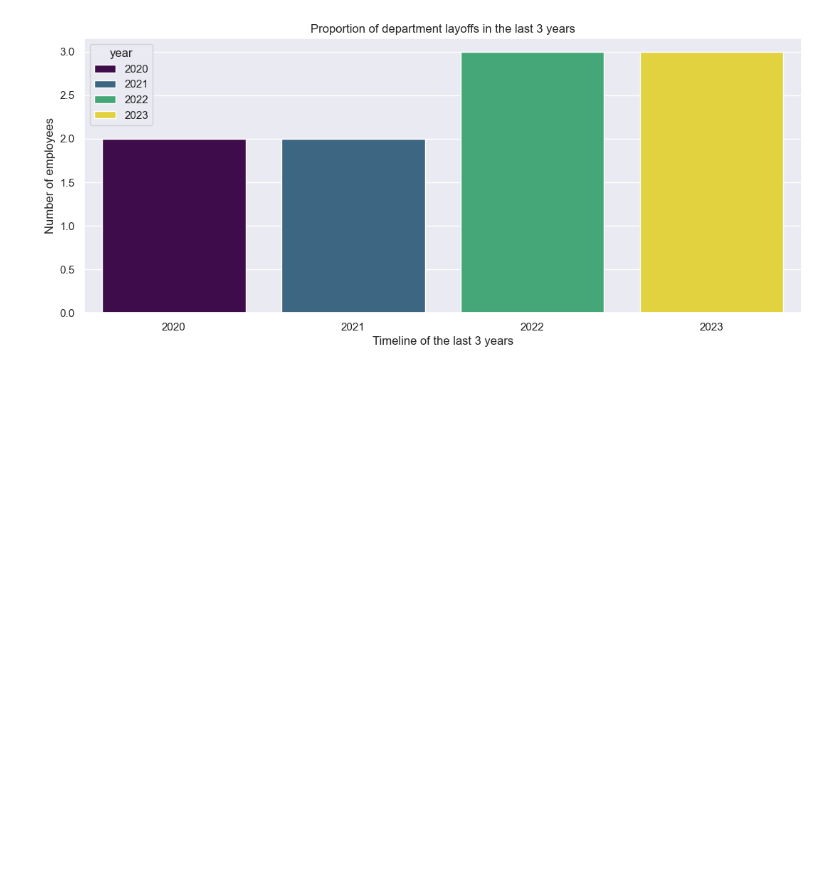
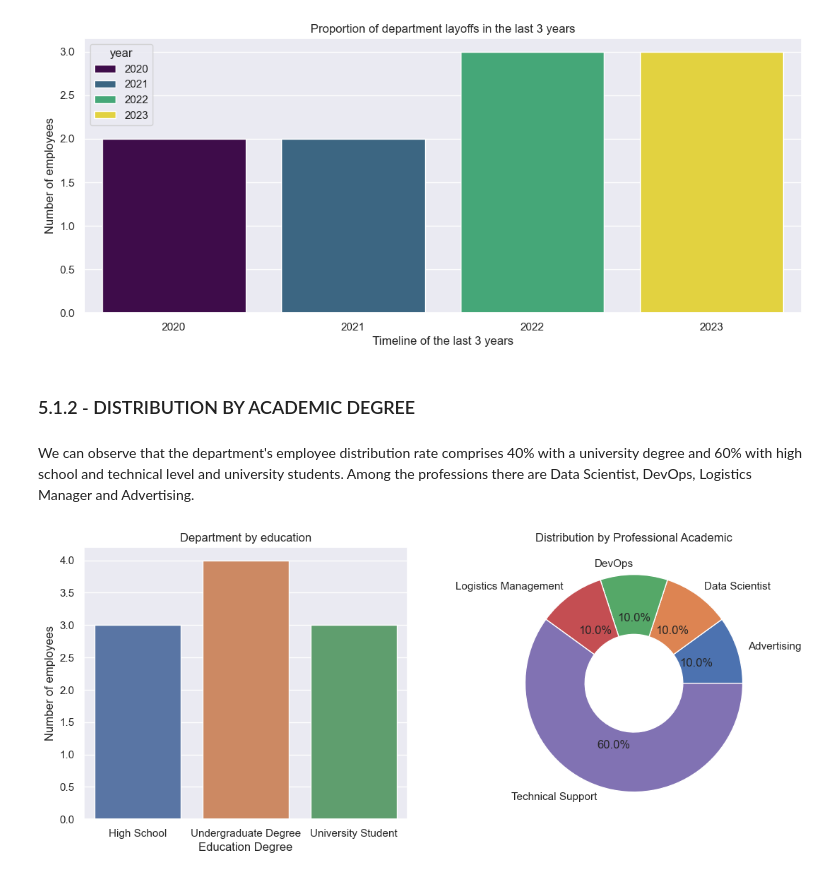
Before and after one commit to erickvieiras/callcenter_performance, a Jupyter notebook: notebook/callcenter.ipynb, the cells around one changed output. Drawn from its saved outputs; the diff is of its cells as text; code cells hidden in the pictures; blank space fills up the shorter version.

```diff
--- a/notebook/callcenter.ipynb
+++ b/notebook/callcenter.ipynb
@@ -342,7 +342,7 @@ df4 = df3.copy()
 Creating a new feature to measure the performance of each technical attendant based on the number of open calls and incidents
 # %%
 df4['performance'] = df4.apply(lambda x: abs(((x['individual_order'] + x['network_order'])/x['calls_taken']) - 1.0) if x['calls_taken'] != 0 else 0, axis = 1)
-df4['performance'] = np.round(df4['performance'], 3)
+df4['performance'] = df4['performance'].apply(lambda x: np.round(float(x*100),2))
 # %% [markdown]
 Creating a feature for the number of occurrences for changing Router or ONU. The value of this unit occurrence is 210
 # %%
@@ -363,3 +363,4 @@ Extracting the month of the year and the year
 # %%
 df4['month_year'] = df4['date'].dt.month_name()
 df4['year']       = df4['date'].dt.year
+df4['year'] = df4['year'].astype(np.int64)
@@ -366,3 +369,7 @@ df4['year']       = df4['date'].dt.year
+# %%
+month_number_dict = {'January': 1, 'February': 2, 'March': 3, 'April': 4, 'May': 5, 'June': 6, 'July': 7,
+       'August': 8, 'September': 9, 'October': 10, 'November': 11, 'December': 12}
+df4['number_month'] = df4['month_year'].map(month_number_dict)
 # %%
 df4.columns
 # %% [output]
@@ -379,7 +386,7 @@ Index(['id', 'employee', 'age', 'gender', 'status', 'employment_tenure',
 Reordering the columns
 # %%
 ordered_columns = ['id', 'employee', 'age', 'gender', 'status', 'employment_tenure',
-       'education_degree', 'profession', 'day_period', 'modality', 'date', 'month_year', 'year',
+       'education_degree', 'profession', 'day_period', 'modality', 'date', 'number_month', 'month_year', 'year',
        'calls_taken', 'performance', 'individual_order', 'network_order', 'internet_order',
        'phone_order', 'slow_connection_order', 'inspection_order',
        'change_tecnology_order', 'exchange_customer_equipment_order_cost', 'customer_equipment',
@@ -417,3 +435,25 @@ plt.xlabel('Timeline of the last 3 years')
 plt.show()
 # %% [output]
 [figure]
+# %% [markdown]
+### 5.1.2 - DISTRIBUTION BY ACADEMIC DEGREE
+# %% [markdown]
+We can observe that the department's employee distribution rate comprises 40% with a university degree and 60% with high school and technical level and university students.
+Among the professions there are Data Scientist, DevOps, Logistics Manager and Advertising.
+# %%
+aux01 = df5.loc[df5['status'] == 'Active'].drop_duplicates(subset = 'id')
+aux01 = aux01.groupby('education_degree')['id'].count().reset_index()
+plt.subplot(1,2,1)
+sns.barplot(data = aux01, x = 'education_degree', y = 'id', hue = 'education_degree')
+plt.title('Department by education')
+plt.ylabel('Number of employees')
+plt.xlabel('Education Degree')
+
+plt.subplot(1,2,2)
+aux02 = df5.loc[df5['status'] == 'Active'].drop_duplicates(subset='id')
+aux02 = aux02.groupby('profession')['id'].count().reset_index()
+plt.pie(aux02['id'], labels=aux02['profession'], autopct='%1.1f%%', wedgeprops=dict(width=0.55))
+plt.title('Distribution by Professional Academic')
+plt.show()
+# %% [output]
+[figure, added]
```
Also changed, not shown: parts of 39 cells of this notebook.
